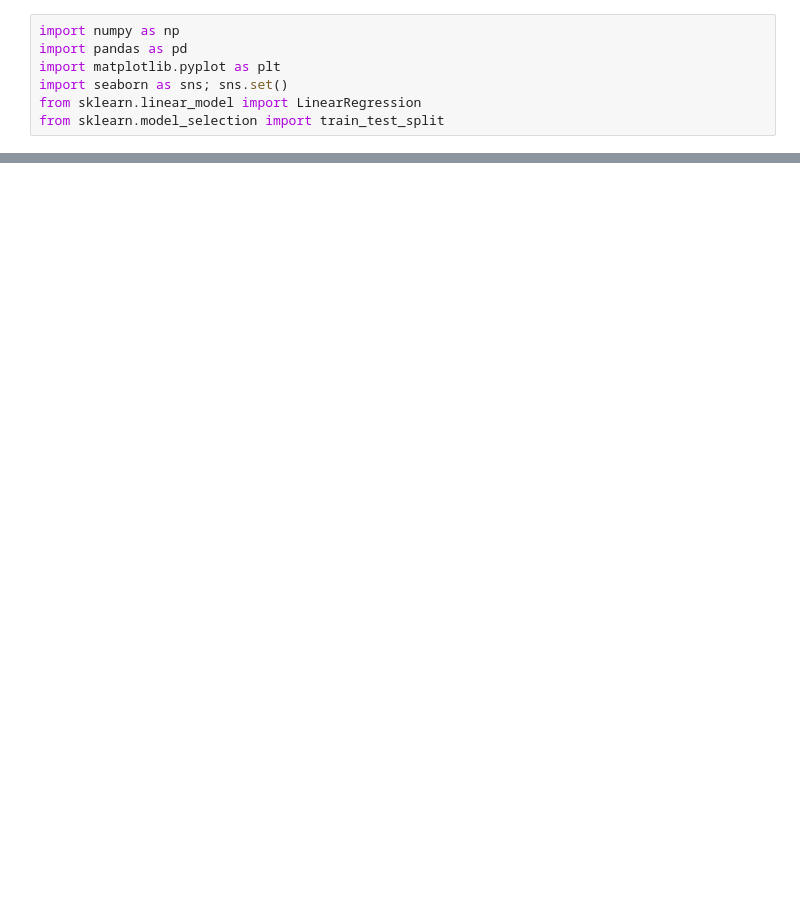
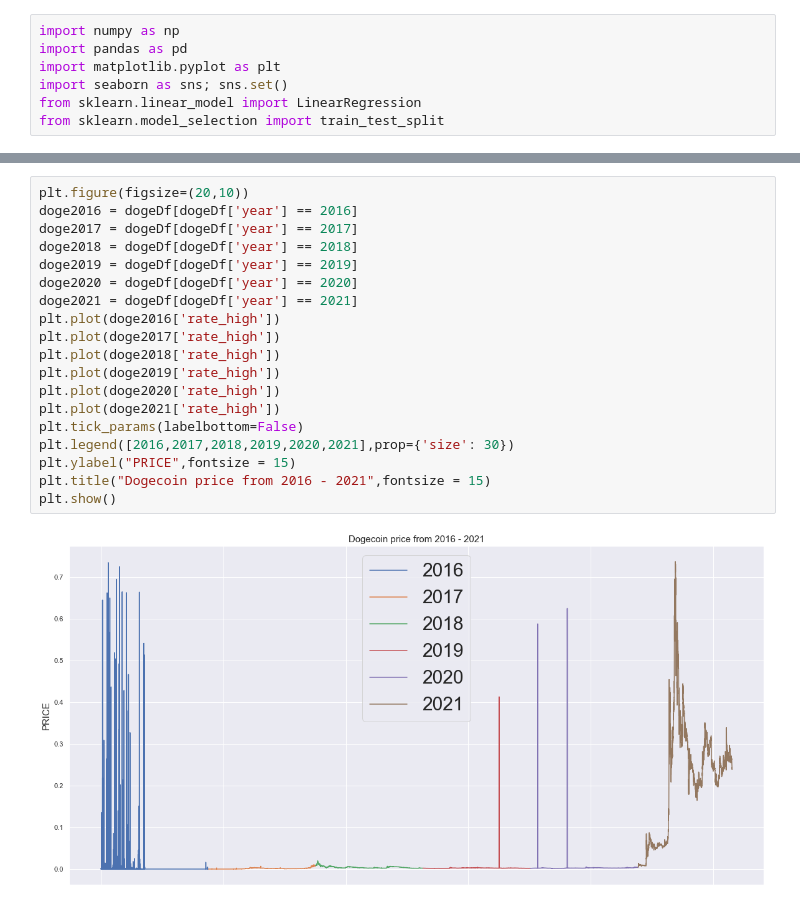
Before and after one commit to GageGoodwin/The-Impact-of-Twitter-on-Cryptocurrency, a Jupyter notebook: models/Crypto_and_Tweet_Models.ipynb, the cells around one changed output, grey strips where cells are left out. Saved outputs shown, nothing was run; the diff lists cells and outputs as text; blank space fills up the shorter version.

```diff
--- a/models/Crypto_and_Tweet_Models.ipynb
+++ b/models/Crypto_and_Tweet_Models.ipynb
@@ -27,0 +55,21 @@ btcDf
+# %%
+plt.figure(figsize=(20,10))
+doge2016 = dogeDf[dogeDf['year'] == 2016]
+doge2017 = dogeDf[dogeDf['year'] == 2017]
+doge2018 = dogeDf[dogeDf['year'] == 2018]
+doge2019 = dogeDf[dogeDf['year'] == 2019]
+doge2020 = dogeDf[dogeDf['year'] == 2020]
+doge2021 = dogeDf[dogeDf['year'] == 2021]
+plt.plot(doge2016['rate_high'])
+plt.plot(doge2017['rate_high'])
+plt.plot(doge2018['rate_high'])
+plt.plot(doge2019['rate_high'])
+plt.plot(doge2020['rate_high'])
+plt.plot(doge2021['rate_high'])
+plt.tick_params(labelbottom=False)
+plt.legend([2016,2017,2018,2019,2020,2021],prop={'size': 30})
+plt.ylabel("PRICE",fontsize = 15)
+plt.title("Dogecoin price from 2016 - 2021",fontsize = 15)
+plt.show()
+# %% [output]
+[figure, added]
```
Also changed, not shown: parts of 6 cells of this notebook.
